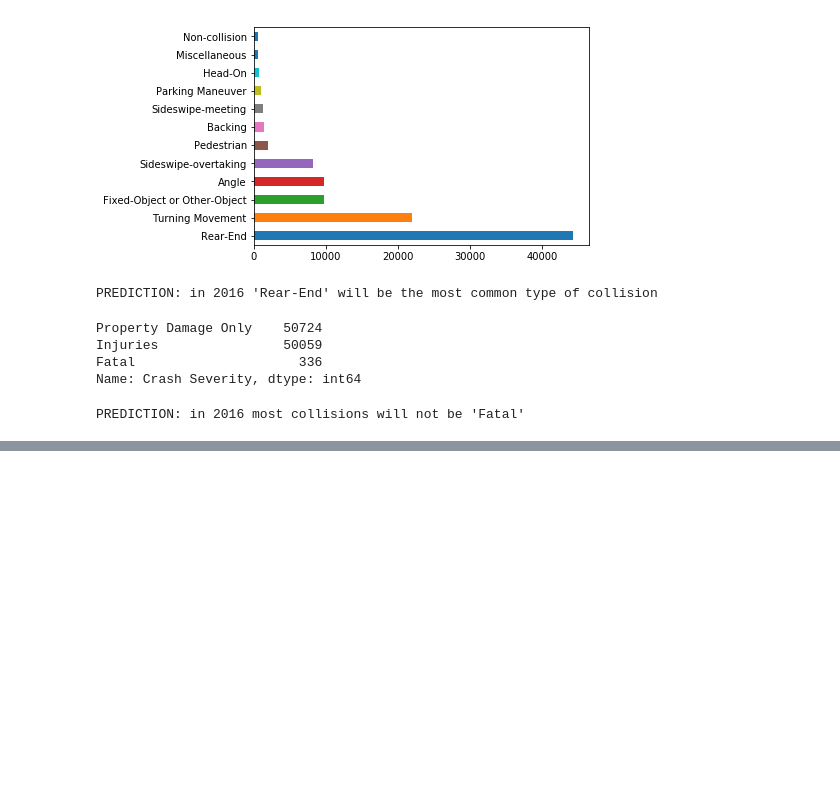
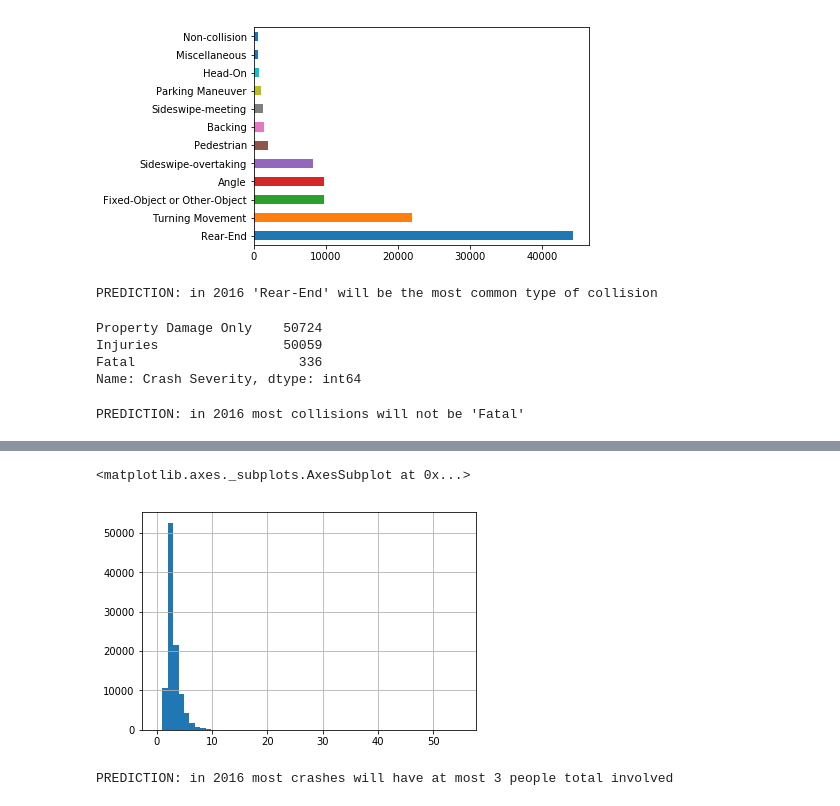
Before and after one commit to BruceIrvin/PDSG_Crash_Purple, a Jupyter notebook: bi_crash_1.ipynb, the cells around one changed output, grey strips where cells are left out. Drawn from its saved outputs; the diff is of its cells as text; code cells hidden in the pictures; blank space fills up the shorter version.

```diff
--- a/bi_crash_1.ipynb
+++ b/bi_crash_1.ipynb
@@ -183,0 +253,3 @@ PREDICTION: in 2016 most collisions will not be 'Fatal'
+# %%
+series = crashes['Total Count of Persons Involved']
+series.describe()
@@ -183,0 +266,11 @@ PREDICTION: in 2016 most collisions will not be 'Fatal'
+# %%
+series.hist(bins=round(series.max()+1).astype(int))
+# %% [output]
+<matplotlib.axes._subplots.AxesSubplot at 0x...>
+[figure, added]
+# %%
+most = series.quantile(.75)
+print ("PREDICTION: in 2016 most crashes will have at most",
+       round(most), ("person" if (most == 1) else "people"), "total involved")
+# %% [output]
+PREDICTION: in 2016 most crashes will have at most 3 people total involved
```
Also changed, not shown: parts of 9 cells of this notebook.
